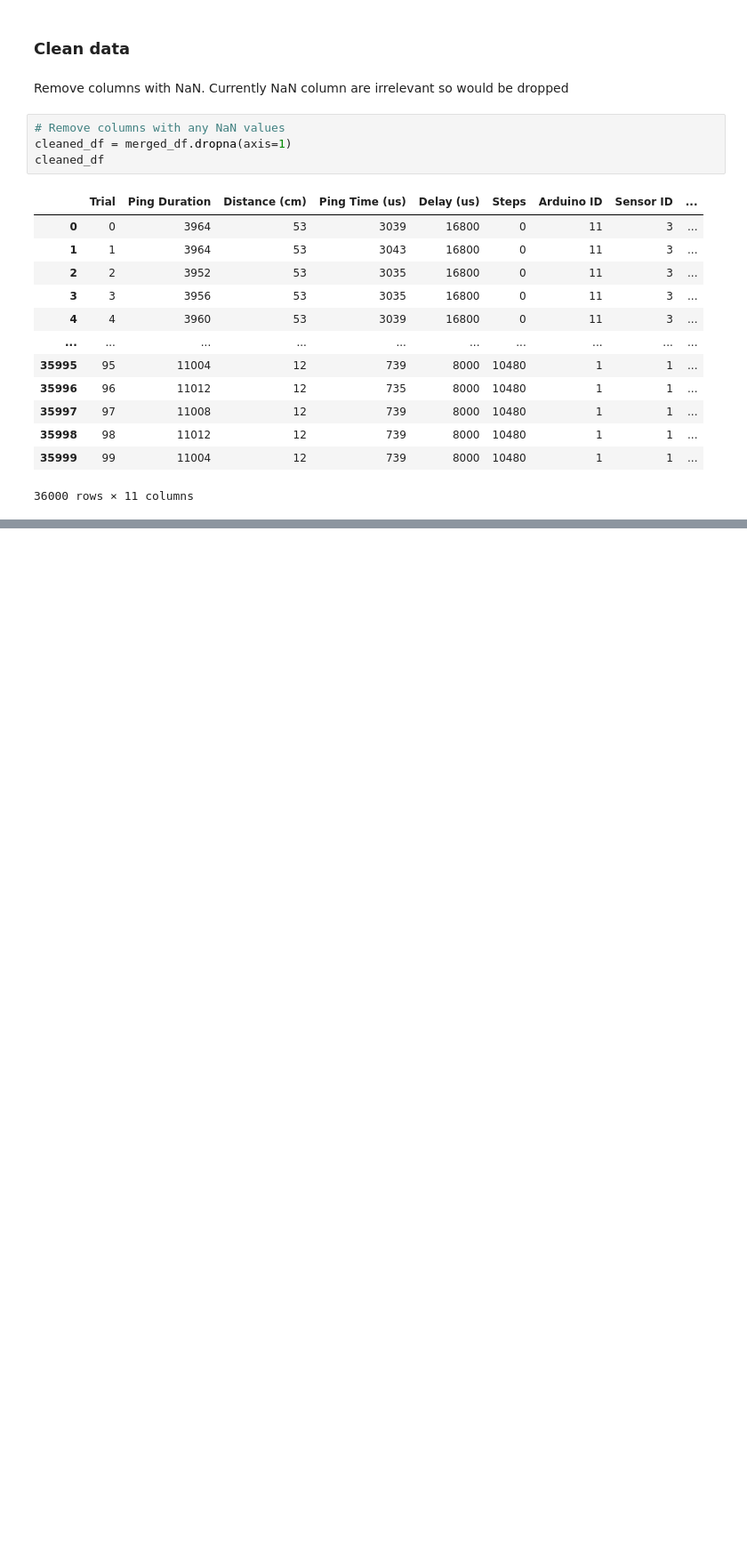
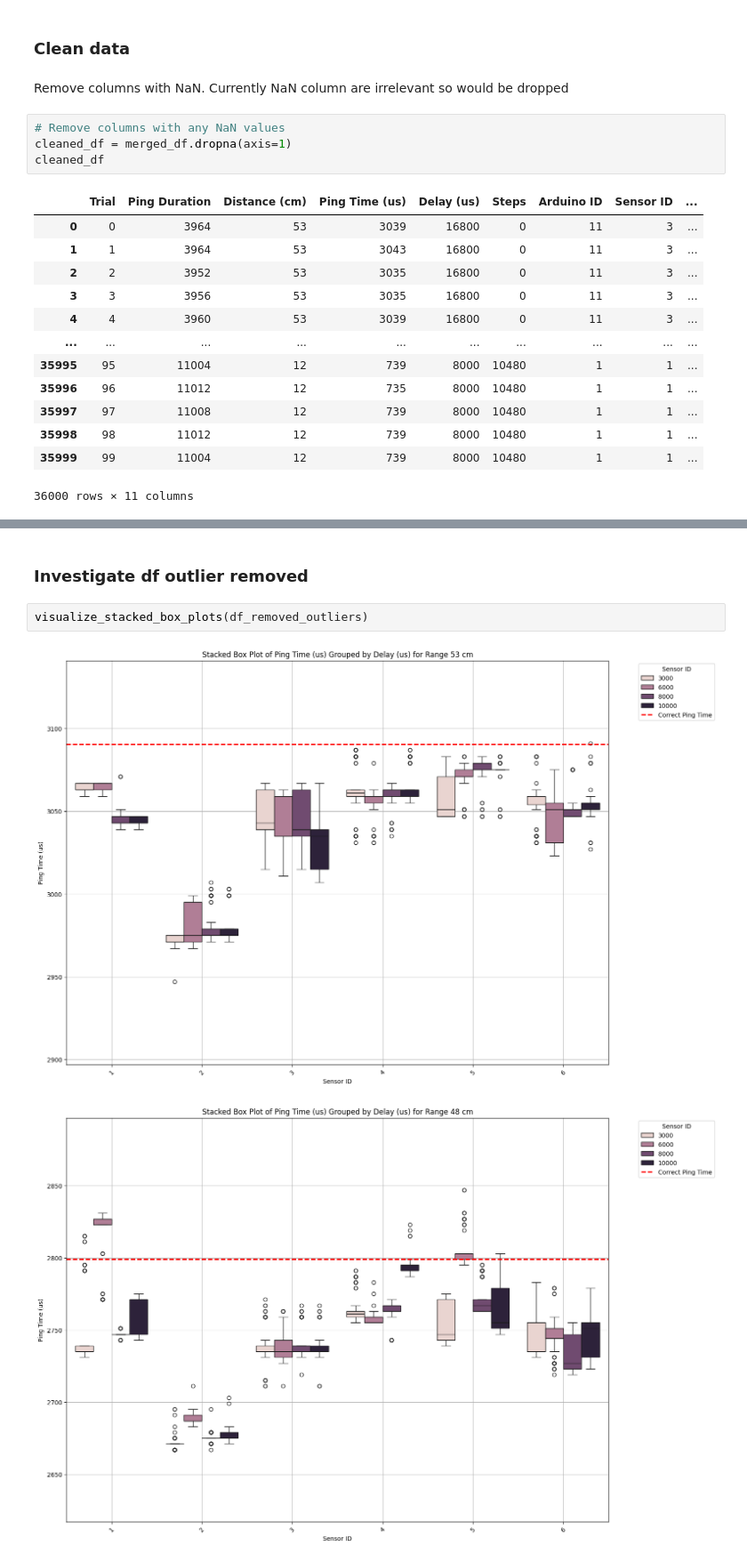
Before and after one commit to JihoonChung/ML_Sensor_Characterization, a Jupyter notebook: EDA/Ultrasonic Exploratory Data Analysis.ipynb, the cells around one changed output, grey strips where cells are left out. Shown at 89% size. Saved outputs shown, nothing was run; the diff lists cells and outputs as text; blank space fills up the shorter version.

```diff
--- a/EDA/Ultrasonic Exploratory Data Analysis.ipynb
+++ b/EDA/Ultrasonic Exploratory Data Analysis.ipynb
@@ -191,0 +353,7 @@ visualize_delay_and_range_effect_on_ping_time(cleaned_df)
+# %% [markdown]
+### Investigate df outlier removed
+# %%
+visualize_stacked_box_plots(df_removed_outliers)
+# %% [output]
+[figure, added]
+[figure, added]
```
Also changed, not shown: parts of 25 cells of this notebook, 3 other files.
